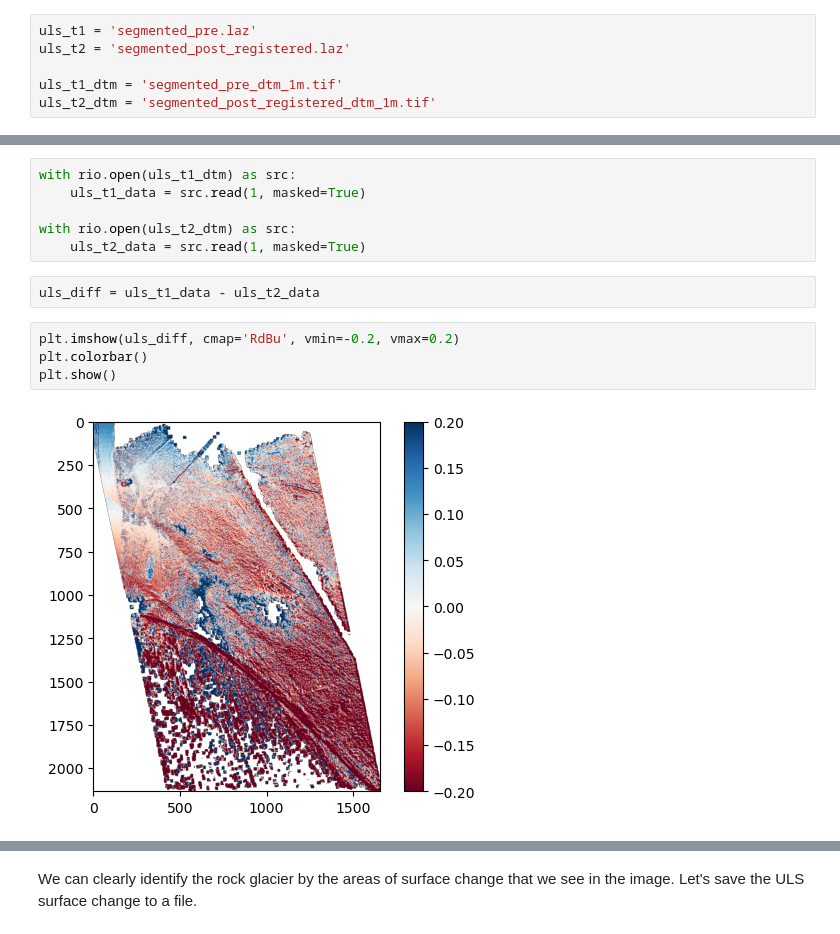
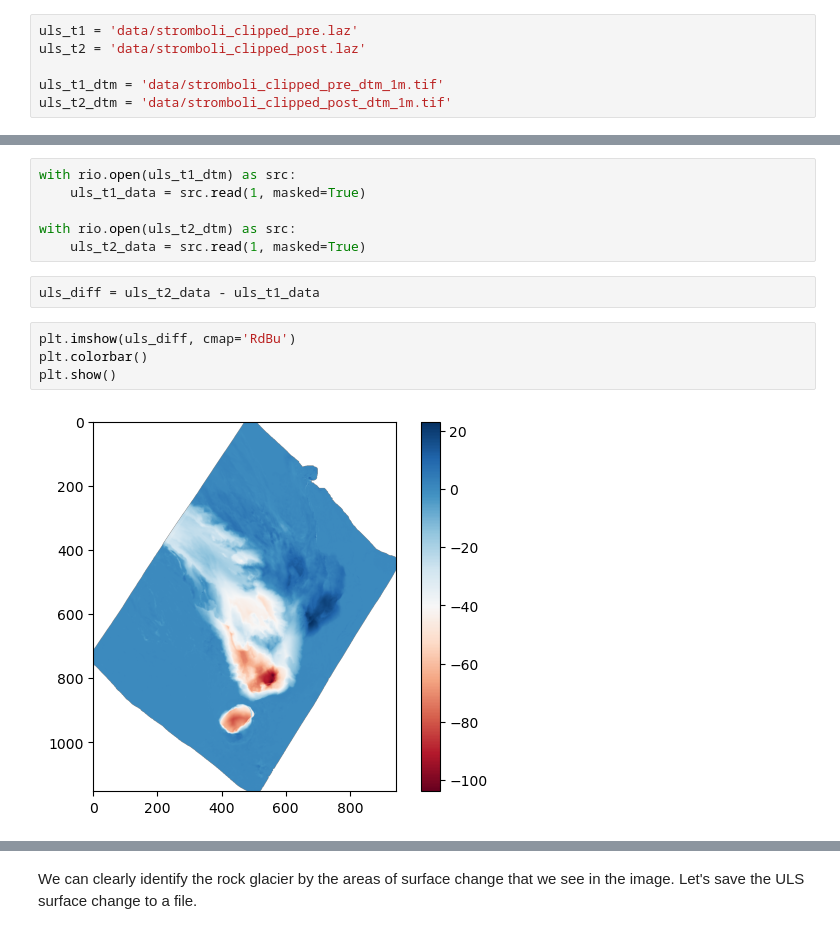
Before and after one commit to leonfallair/norcia, a Jupyter notebook: m3_theme2_exercise1_copy.ipynb, the cells around one changed output, grey strips where cells are left out. Saved outputs shown, nothing was run; the diff lists cells and outputs as text.

```diff
--- a/m3_theme2_exercise1_copy.ipynb
+++ b/m3_theme2_exercise1_copy.ipynb
@@ -50,8 +50,8 @@ For a rudementary form of change detection we will convert both point clouds to
 
 Please indicate the path of the ULS datasets at points T1 and T2 below.
 # %%
-uls_t1 = 'segmented_pre.laz'
-uls_t2 = 'segmented_post_registered.laz'
+uls_t1 = 'data/stromboli_clipped_pre.laz'
+uls_t2 = 'data/stromboli_clipped_post.laz'
 
-uls_t1_dtm = 'segmented_pre_dtm_1m.tif'
-uls_t2_dtm = 'segmented_post_registered_dtm_1m.tif'
+uls_t1_dtm = 'data/stromboli_clipped_pre_dtm_1m.tif'
+uls_t2_dtm = 'data/stromboli_clipped_post_dtm_1m.tif'
@@ -140,10 +188,10 @@ with rio.open(uls_t1_dtm) as src:
 with rio.open(uls_t2_dtm) as src:
     uls_t2_data = src.read(1, masked=True)
 # %%
-uls_diff = uls_t1_data - uls_t2_data
+uls_diff = uls_t2_data - uls_t1_data
 # %%
-plt.imshow(uls_diff, cmap='RdBu', vmin=-0.2, vmax=0.2)
+plt.imshow(uls_diff, cmap='RdBu')
 plt.colorbar()
 plt.show()
 # %% [output]
-[figure, old version]
+[figure, new version]
```
Also changed, not shown: parts of 25 cells of this notebook, 5 other files.
